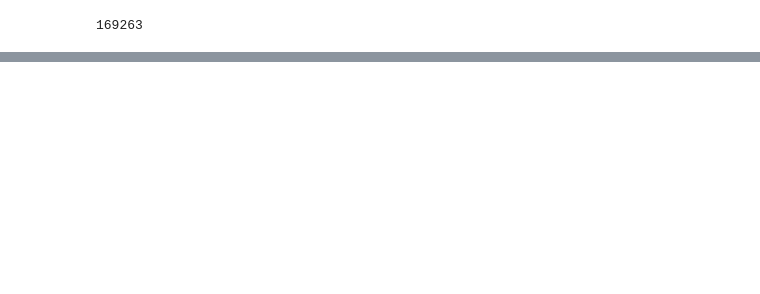
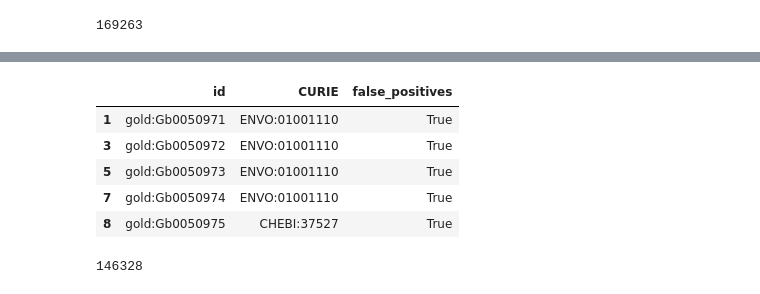
Before and after one commit to INCATools/biosample-analysis, a Jupyter notebook: src/notebooks/Gold database Analysis.ipynb, the cells around one changed output, grey strips where cells are left out. Drawn from its saved outputs; the diff is of its cells as text; code cells hidden in the pictures; blank space fills up the shorter version.

```diff
--- a/src/notebooks/Gold database Analysis.ipynb
+++ b/src/notebooks/Gold database Analysis.ipynb
@@ -102,0 +116,13 @@ len(collapsedIO)
+# %%
+falsePosSubset.head()
+# %% [output]
+|  | id | CURIE | false_positives |
+| 1 | gold:Gb0050971 | ENVO:01001110 | True |
+| 3 | gold:Gb0050972 | ENVO:01001110 | True |
+| 5 | gold:Gb0050973 | ENVO:01001110 | True |
+| 7 | gold:Gb0050974 | ENVO:01001110 | True |
+| 8 | gold:Gb0050975 | CHEBI:37527 | True |
+# %%
+len(falsePosSubset)
+# %% [output]
+146328
```
Also changed, not shown: parts of 8 cells of this notebook, 1 other file.
